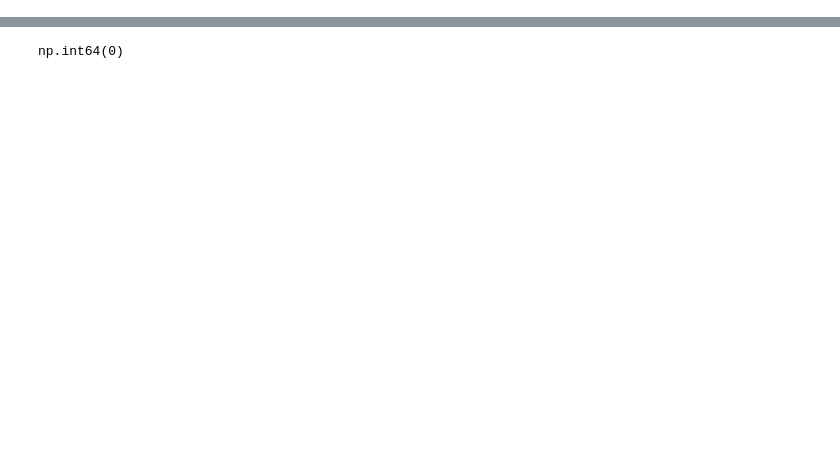
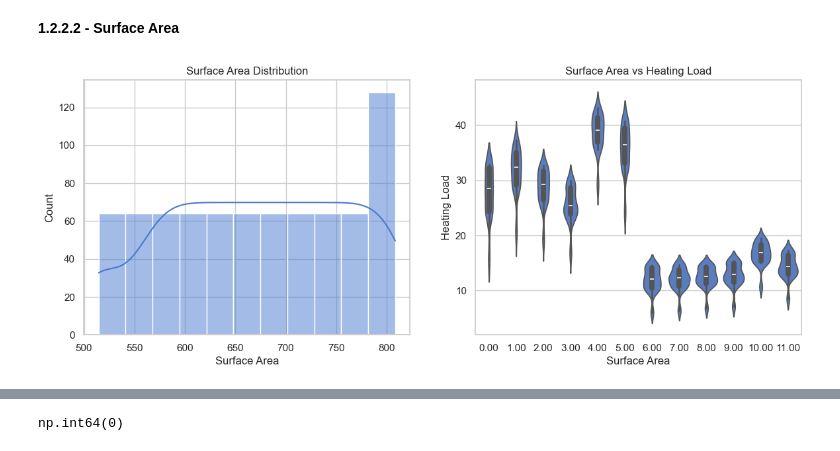
Before and after one commit to matcze/energy_efficient, a Jupyter notebook: energy_efficient.ipynb, the cells around one changed output, grey strips where cells are left out. Cells and saved outputs as stored; diff of their text form; code cells hidden in the pictures; blank space fills up the shorter version.

```diff
--- a/energy_efficient.ipynb
+++ b/energy_efficient.ipynb
@@ -76,0 +100,19 @@ plt.show()
+# %% [markdown]
+**1.2.2.2 - Surface Area**
+# %%
+fig, ax = plt.subplots(1, 2, figsize=(14, 5))
+ax = ax.flatten()
+
+sns.histplot(dataset["surface_area"], kde=True, ax=ax[0])
+ax[0].set_title("Surface Area Distribution")
+ax[0].set_xlabel("Surface Area")
+
+h1 = sns.violinplot(x="surface_area", y="heating_load", data=dataset, ax=ax[1])
+ax[1].set_xlabel("Surface Area")
+ax[1].set_ylabel("Heating Load")
+ax[1].set_title("Surface Area vs Heating Load")
+ax[1].xaxis.set_major_formatter(FormatStrFormatter('%.2f'))
+
+plt.show()
+# %% [output]
+[figure, added]
```
Also changed, not shown: parts of 44 cells of this notebook.
